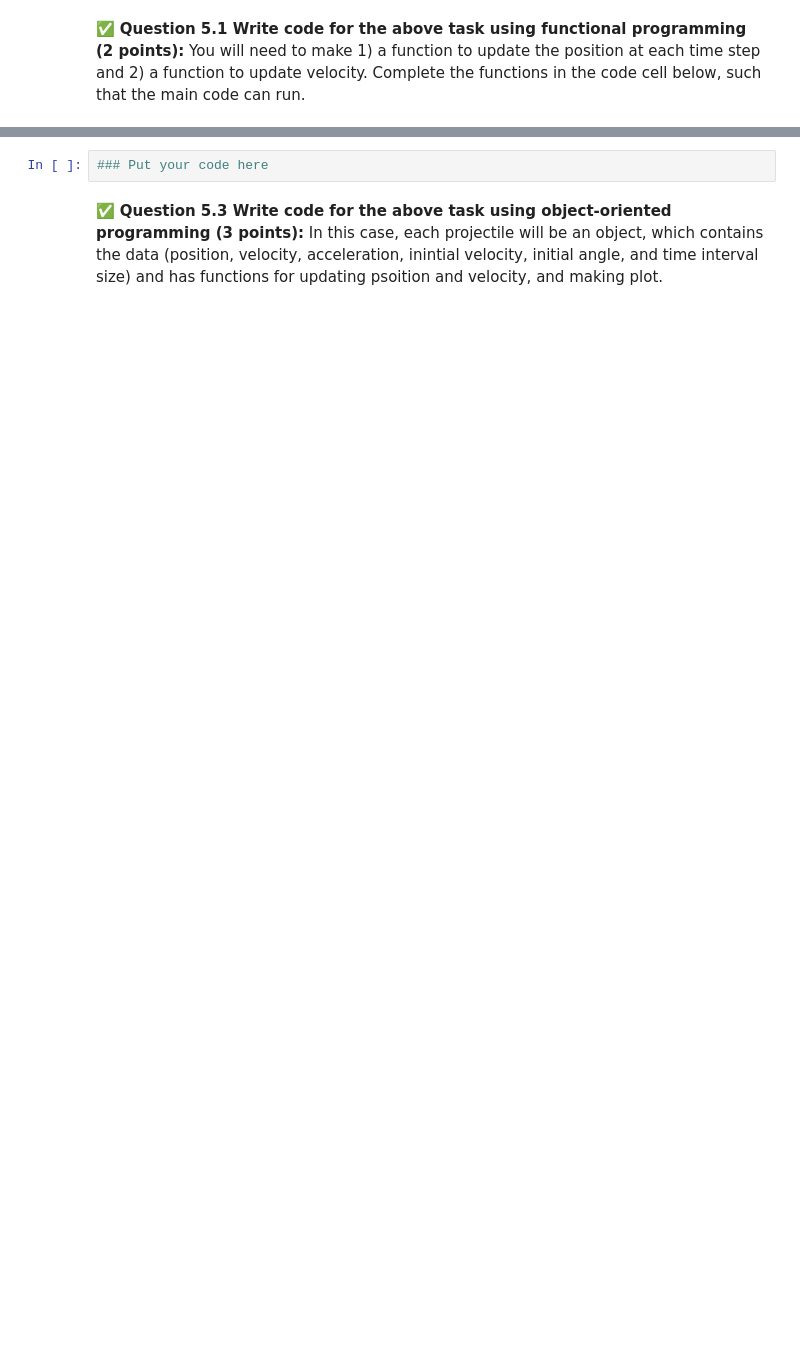
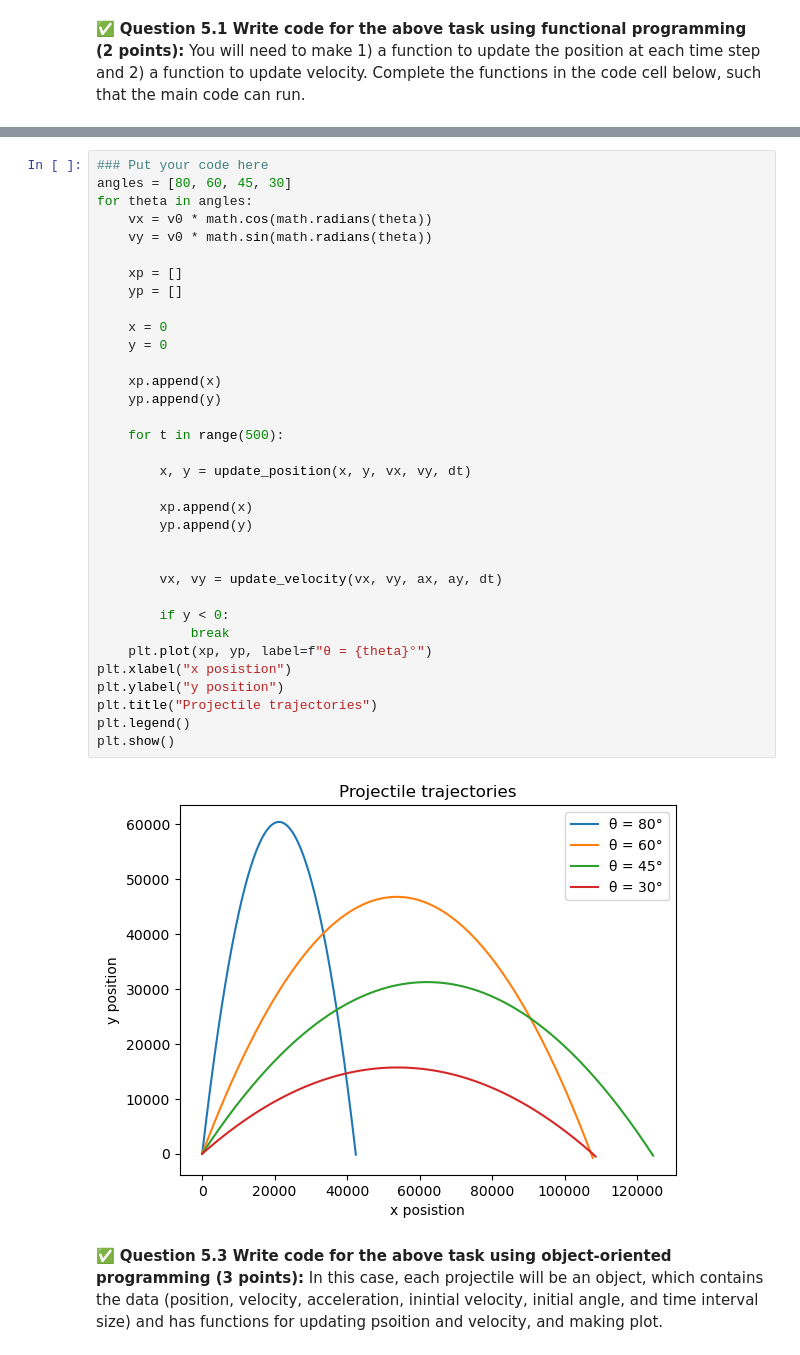
Before and after one commit to mcleesja/CMSE202-f25-turnin1, a Jupyter notebook: midterm/CMSE202-Midterm-Section003-McLees.ipynb, the cells around one changed output, grey strips where cells are left out. Saved outputs shown, nothing was run; the diff lists cells and outputs as text; blank space fills up the shorter version.

```diff
--- a/midterm/CMSE202-Midterm-Section003-McLees.ipynb
+++ b/midterm/CMSE202-Midterm-Section003-McLees.ipynb
@@ -836,6 +855,40 @@ plt.plot(xp,yp,c='b')
 <img src="https://i.ibb.co/Z1VK7sc0/trajectories.png" width=400px>
 # %%
 ### Put your code here
+angles = [80, 60, 45, 30]
+for theta in angles:
+    vx = v0 * math.cos(math.radians(theta))
+    vy = v0 * math.sin(math.radians(theta))
+
+    xp = []
+    yp = []
+
+    x = 0
+    y = 0
+
+    xp.append(x)
+    yp.append(y)
+
+    for t in range(500):
+
+        x, y = update_position(x, y, vx, vy, dt)
+
+        xp.append(x)
+        yp.append(y)
+
+
+        vx, vy = update_velocity(vx, vy, ax, ay, dt)
+
+        if y < 0:
+            break
+    plt.plot(xp, yp, label=f"θ = {theta}°")
+plt.xlabel("x posistion")
+plt.ylabel("y position")
+plt.title("Projectile trajectories")
+plt.legend()
+plt.show()
+# %% [output]
+[figure, added]
 # %% [markdown]
 &#9989; **Question 5.3 Write code for the above task using object-oriented programming (3 points):** In this case, each projectile will be an object, which contains the data (position, velocity, acceleration, inintial velocity, initial angle, and time interval size) and has functions for updating psoition and velocity, and making plot.
 # %%
```
Also changed, not shown: parts of 7 cells of this notebook.
